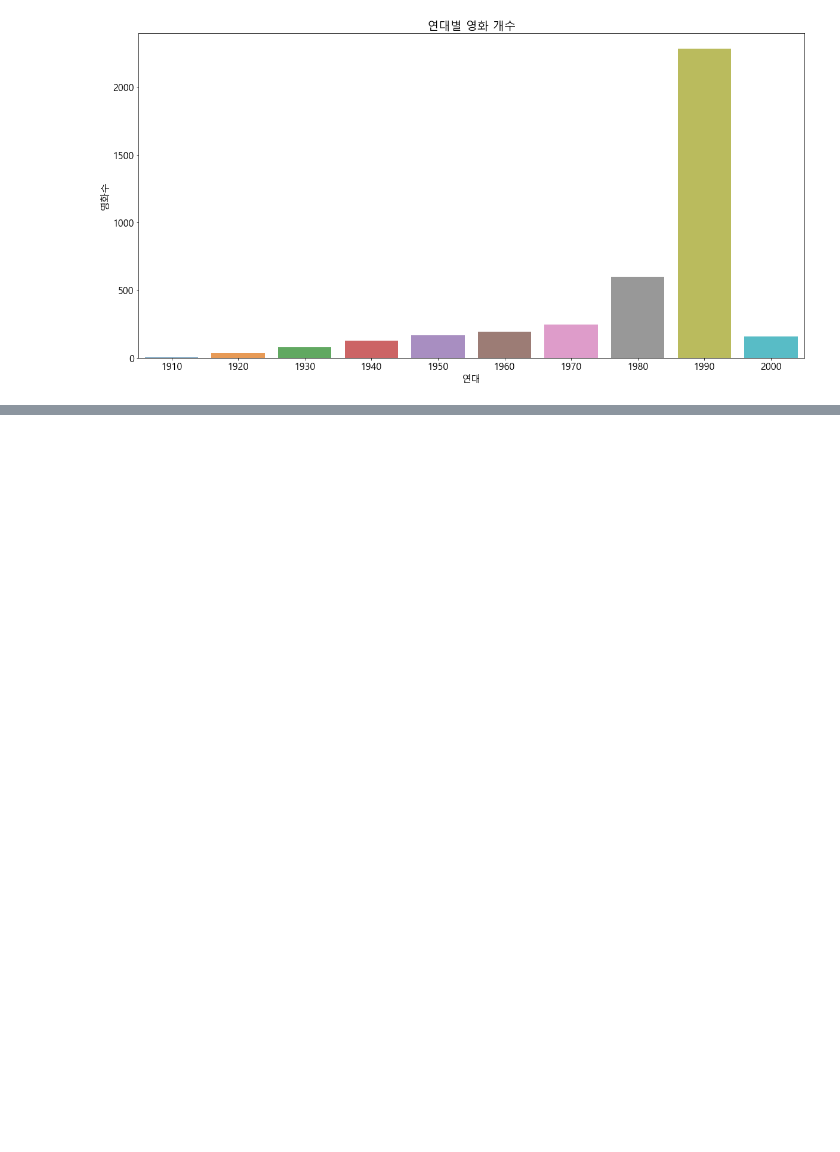
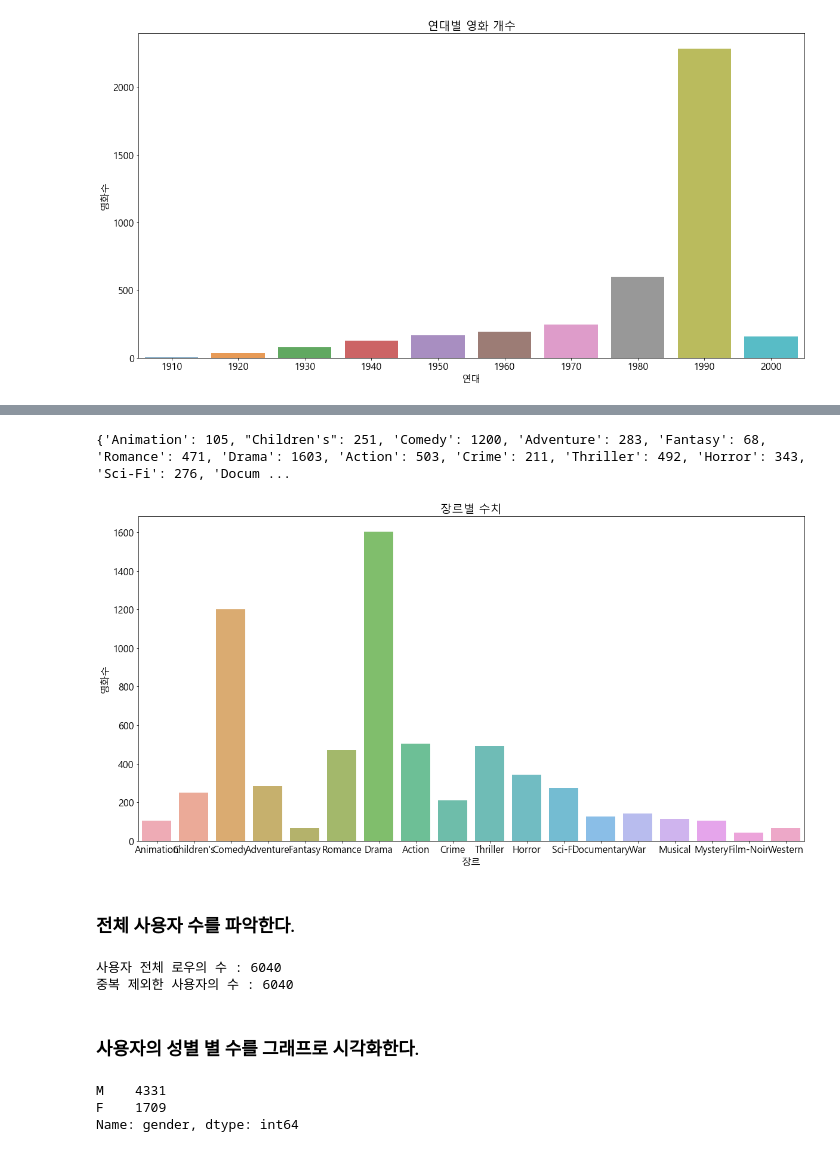
Before and after one commit to kamunbee/project_workspace, a Jupyter notebook: 02_데이터분석/15_영화 평점 데이터 분석.ipynb, the cells around one changed output, grey strips where cells are left out. Saved outputs shown, nothing was run; the diff lists cells and outputs as text; code cells hidden in the pictures; blank space fills up the shorter version.

```diff
--- a/02_데이터분석/15_영화 평점 데이터 분석.ipynb
+++ b/02_데이터분석/15_영화 평점 데이터 분석.ipynb
@@ -203,0 +222,49 @@ plt.show()
+# %%
+# 가장 많이 등장한 장르의 속성을 추출한다.
+# 장르들을 담을 딕셔너리
+unique_genre_dict = {}
+
+# 영화의 수 만큼 반복하면서 장르를 추출한다.
+for row in movie_data['genre'] :
+    # print(row)
+    # | 를 기준으로 문자열을 잘라준다.
+    parsed_genre = row.split('|')
+    # print(parsed_genre)
+    for genre_name in parsed_genre :
+        # print(genre_name)
+        # 해당 장르로 저장된 것이 없다면..
+        if unique_genre_dict.get(genre_name) == None :
+            unique_genre_dict[genre_name] = 1
+        # 해당 장르로 저장된 것이 있다면..
+        else :
+            unique_genre_dict[genre_name] = unique_genre_dict[genre_name] + 1
+
+print(unique_genre_dict)
+# %% [output]
+{'Animation': 105, "Children's": 251, 'Comedy': 1200, 'Adventure': 283, 'Fantasy': 68, 'Romance': 471, 'Drama': 1603, 'Action': 503, 'Crime': 211, 'Thriller': 492, 'Horror': 343, 'Sci-Fi': 276, 'Docum ...
+# %%
+# 장르의 속성을 그래프로 그린다.
+sns.barplot(list(unique_genre_dict.keys()), list(unique_genre_dict.values()), alpha=0.8)
+plt.title('장르별 수치')
+plt.ylabel('영화수')
+plt.xlabel('장르')
+plt.show()
+# %% [output]
+[figure, added]
+# %% [markdown]
+### 전체 사용자 수를 파악한다.
+# %%
+print(f'사용자 전체 로우의 수 : {len(user_data)}')
+print(f'중복 제외한 사용자의 수 : {len(user_data["user_id"].unique())}')
+# %% [output]
+사용자 전체 로우의 수 : 6040
+중복 제외한 사용자의 수 : 6040
+# %% [markdown]
+### 사용자의 성별 별 수를 그래프로 시각화한다.
+# %%
+user_count = user_data['gender'].value_counts()
+user_count
+# %% [output]
+M    4331
+F    1709
+Name: gender, dtype: int64
```
Also changed, not shown: parts of 26 cells of this notebook.
